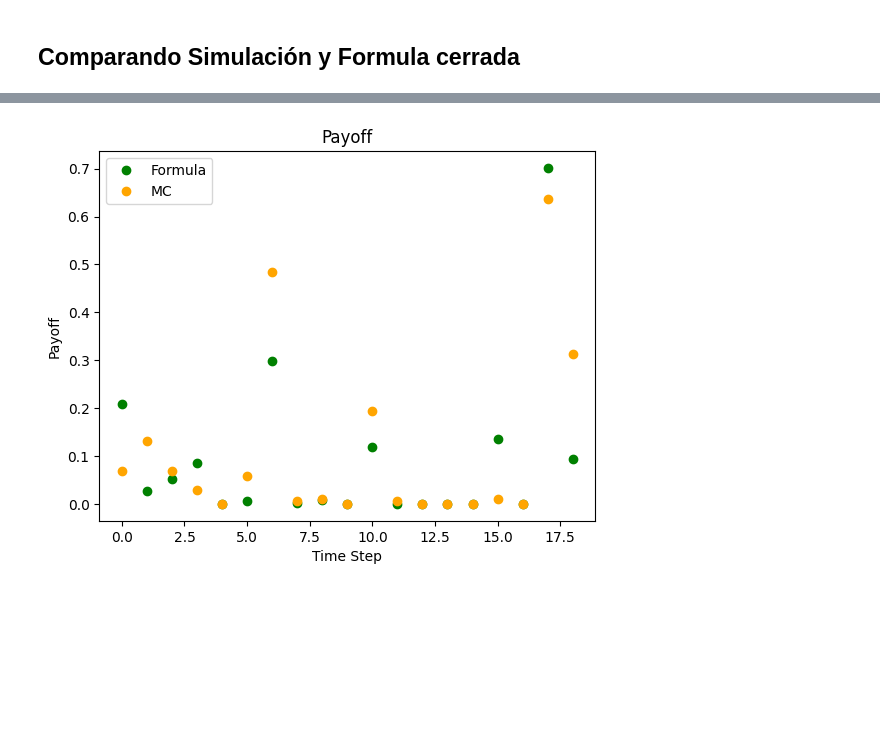
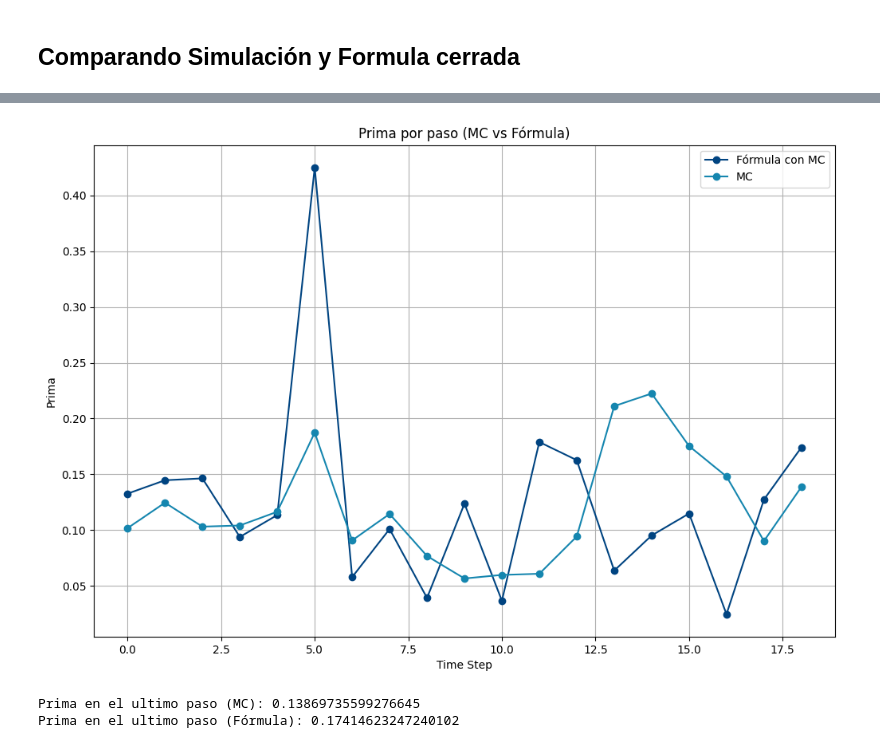
Before and after one commit to LanderAgirre/Reto_09_Azul_Oscuro, a Jupyter notebook: 3.1.MonteCarlo_y_Formula_cerrada.ipynb, the cells around one changed output, grey strips where cells are left out. Cells and saved outputs as stored; diff of their text form; code cells hidden in the pictures; blank space fills up the shorter version.

```diff
--- a/3.1.MonteCarlo_y_Formula_cerrada.ipynb
+++ b/3.1.MonteCarlo_y_Formula_cerrada.ipynb
@@ -313,0 +317,3 @@ Prima: 0.268351
+# %%
+model_gru = GRUmodel(input_dim = 3, hidden_dim= hidden_size, num_layers=num_layers, dropout=dropout)
+model_gru.load_state_dict(torch.load(path_gru))
@@ -313,0 +322,3 @@ Prima: 0.268351
+# %%
+dt = initial_maturity / (num_asian_dates - 1)
+rf = 0.01
@@ -313,0 +368,4 @@ Prima: 0.268351
+# %%
+bbva_palette = ['#004481',
+                '#1586AF',
+                '#08DAE9']
@@ -314,12 +402,12 @@ Prima: 0.268351
 # %%
 import random
-premium_20 = []
-analytics_20 = []
+premium_mc_100 = []
+analytics_100_2 = []
 for i in np.arange(1,20):
-  random.seed(77)
+  np.random.seed(4242)
   simu, payoff, premium = MonteCarlo(initial_maturity, S_0, num_sims, num_assets, num_asian_dates, i, correl_matrix,risk_free_rate, vols)
   simu2 = simu.transpose([0,2,1])
 
   analytic = BasketGeomAsian(num_asian_dates, i, risk_free_rate, num_assets, vols, correl_matrix, initial_maturity, simu2[1,:,:(i+1)], True)
-  premium_20.append(premium)
-  analytics_20.append(analytic)
+  premium_mc_100.append(premium)
+  analytics_100_2.append(analytic)
@@ -348,11 +414,19 @@ analytics_20.mean
 # %%
-import matplotlib.pyplot as plt
-plt.plot(analytics_20,"o", color='green', label='Formula')
-plt.plot(premium_20,"o", color='orange', label='MC')
+plt.figure(figsize  = (12,8))
+plt.plot(analytics_100_2, "o-", color=bbva_palette[0], label='Fórmula con MC')
+plt.plot(premium_mc_100, "o-", color=bbva_palette[1], label='MC')
+
 plt.legend()
-plt.title("Payoff")
+plt.title("Prima por paso (MC vs Fórmula)")
 plt.xlabel('Time Step')
-plt.ylabel('Payoff')
+plt.ylabel('Prima')
+plt.grid(True)
 plt.show()
 # %% [output]
-[figure, old version]
+[figure, new version]
+# %%
+print(f'Prima en el ultimo paso (MC): {premium_mc_100[-1]}')
+print(f'Prima en el ultimo paso (Fórmula): {analytics_100_2[-1]}')
+# %% [output]
+Prima en el ultimo paso (MC): 0.13869735599276645
+Prima en el ultimo paso (Fórmula): 0.17414623247240102
```
Also changed, not shown: parts of 16 cells of this notebook, 2 other files.
